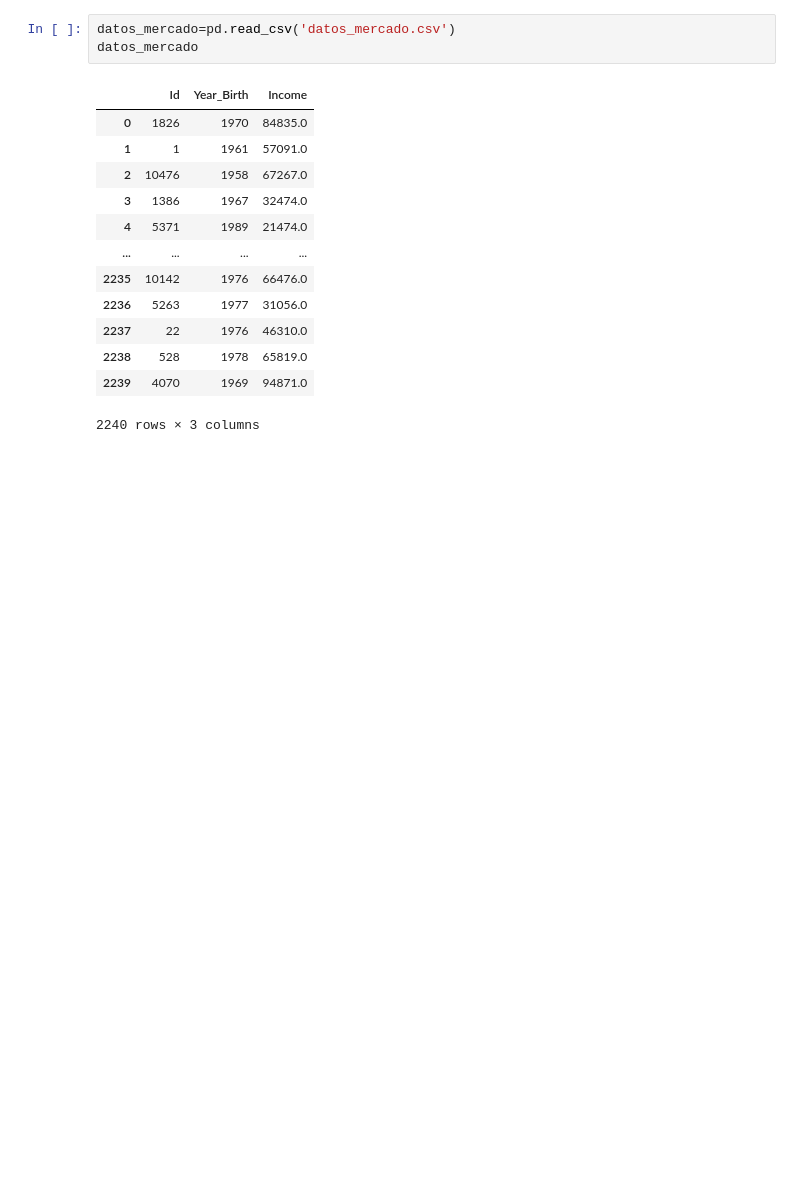
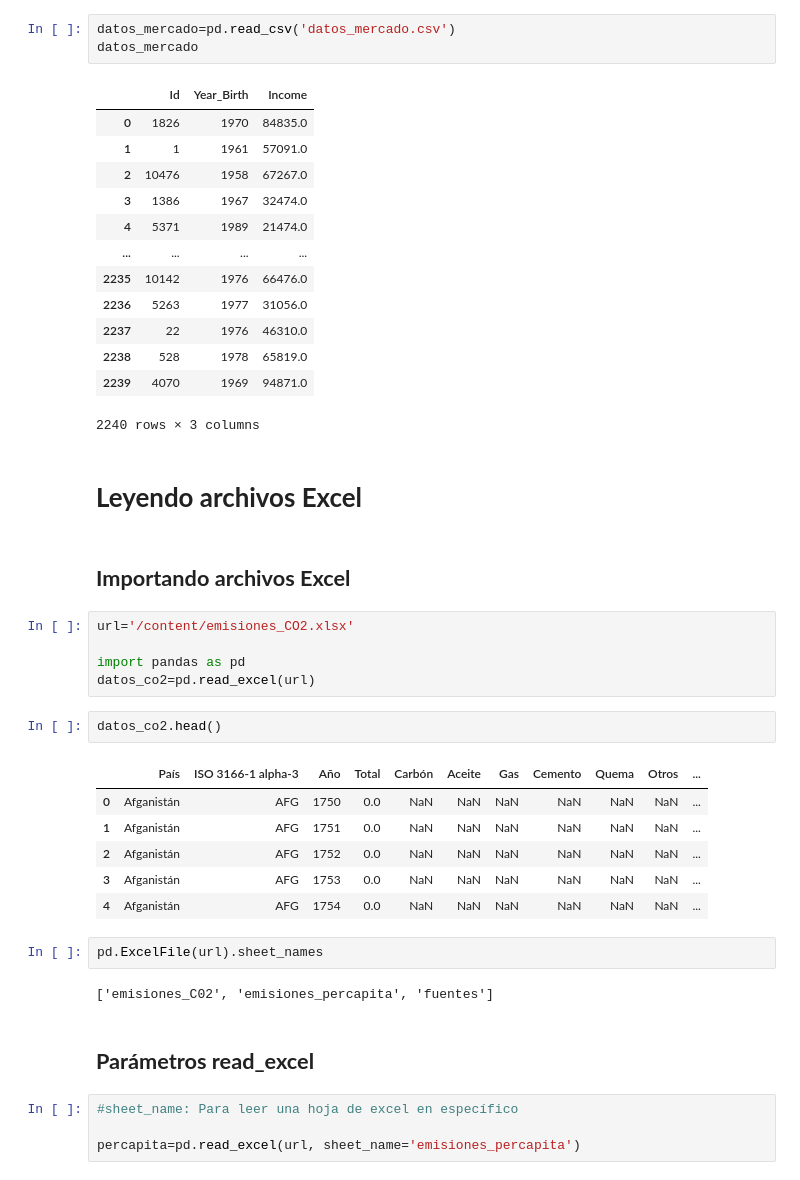
Before and after one commit to DiegoBecerra-lab/probando-python, a Jupyter notebook: Leyendo_Archivos.ipynb, the cells around one changed output. Saved outputs shown, nothing was run; the diff lists cells and outputs as text; blank space fills up the shorter version.

```diff
--- a/Leyendo_Archivos.ipynb
+++ b/Leyendo_Archivos.ipynb
@@ -125,3 +125,31 @@ datos_mercado
 | 2238 | 528 | 1978 | 65819.0 |
 | 2239 | 4070 | 1969 | 94871.0 |
 2240 rows × 3 columns
+# %% [markdown]
+# **Leyendo archivos Excel**
+# %% [markdown]
+## **Importando archivos Excel**
+# %%
+url='/content/emisiones_CO2.xlsx'
+
+import pandas as pd
+datos_co2=pd.read_excel(url)
+# %%
+datos_co2.head()
+# %% [output]
+|  | País | ISO 3166-1 alpha-3 | Año | Total | Carbón | Aceite | Gas | Cemento | Quema | Otros | ... |
+| 0 | Afganistán | AFG | 1750 | 0.0 | NaN | NaN | NaN | NaN | NaN | NaN | ... |
+| 1 | Afganistán | AFG | 1751 | 0.0 | NaN | NaN | NaN | NaN | NaN | NaN | ... |
+| 2 | Afganistán | AFG | 1752 | 0.0 | NaN | NaN | NaN | NaN | NaN | NaN | ... |
+| 3 | Afganistán | AFG | 1753 | 0.0 | NaN | NaN | NaN | NaN | NaN | NaN | ... |
+| 4 | Afganistán | AFG | 1754 | 0.0 | NaN | NaN | NaN | NaN | NaN | NaN | ... |
+# %%
+pd.ExcelFile(url).sheet_names
+# %% [output]
+['emisiones_C02', 'emisiones_percapita', 'fuentes']
+# %% [markdown]
+## **Parámetros read_excel**
+# %%
+#sheet_name: Para leer una hoja de excel en específico
+
+percapita=pd.read_excel(url, sheet_name='emisiones_percapita')
```
Also changed, not shown: parts of 11 cells of this notebook.
